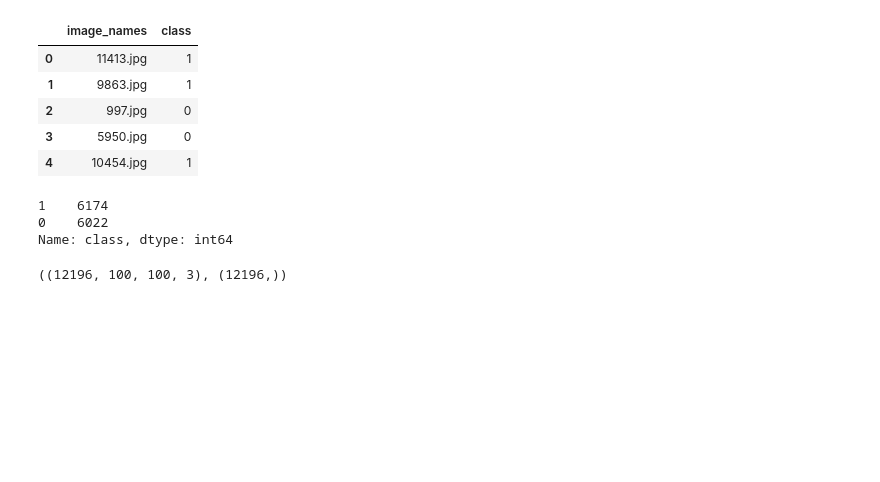
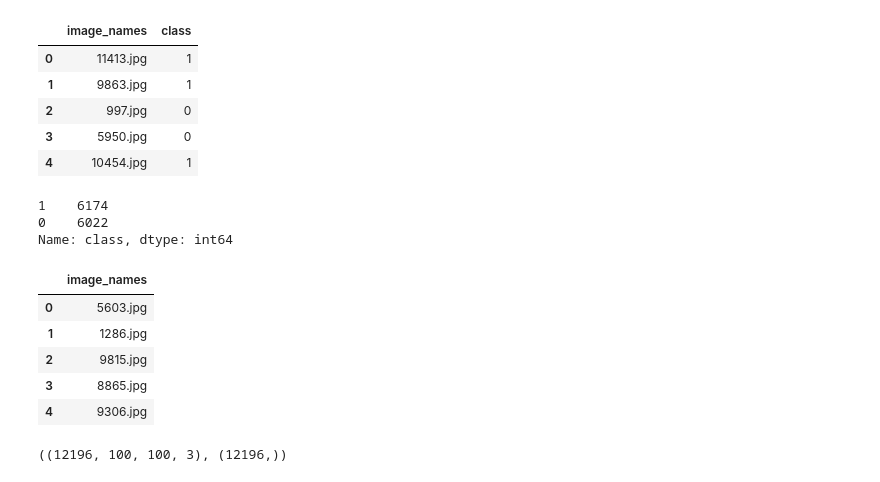
Before and after one commit to Pallavih28/Gender_Image_Classification, a Jupyter notebook: Gender_Classification_CNN.ipynb, the cells around one changed output. Drawn from its saved outputs; the diff is of its cells as text; code cells hidden in the pictures; blank space fills up the shorter version.

```diff
--- a/Gender_Classification_CNN.ipynb
+++ b/Gender_Classification_CNN.ipynb
@@ -57,5 +57,14 @@ train['class'].value_counts()
 1    6174
 0    6022
 Name: class, dtype: int64
+# %%
+test_data.head()
+# %% [output]
+|  | image_names |
+| 0 | 5603.jpg |
+| 1 | 1286.jpg |
+| 2 | 9815.jpg |
+| 3 | 8865.jpg |
+| 4 | 9306.jpg |
 # %%
 from keras.preprocessing import image
```
Also changed, not shown: parts of 25 cells of this notebook.
